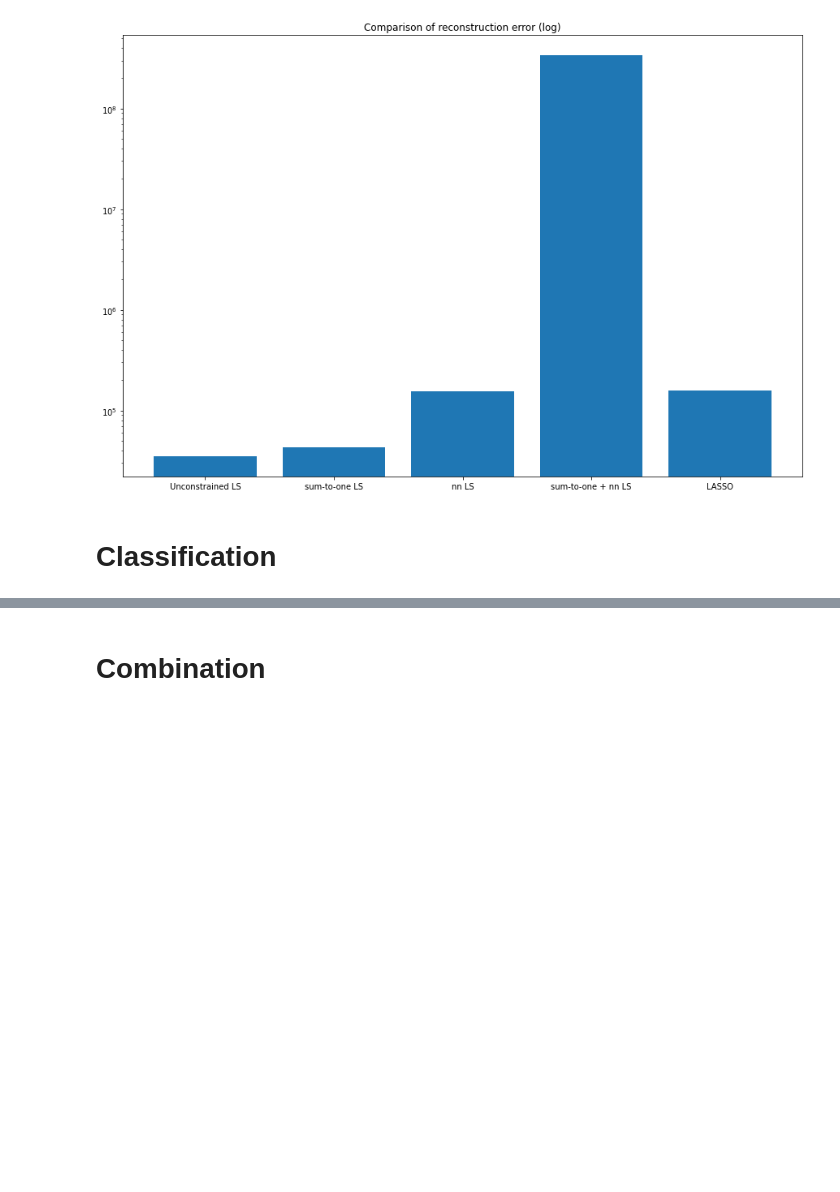
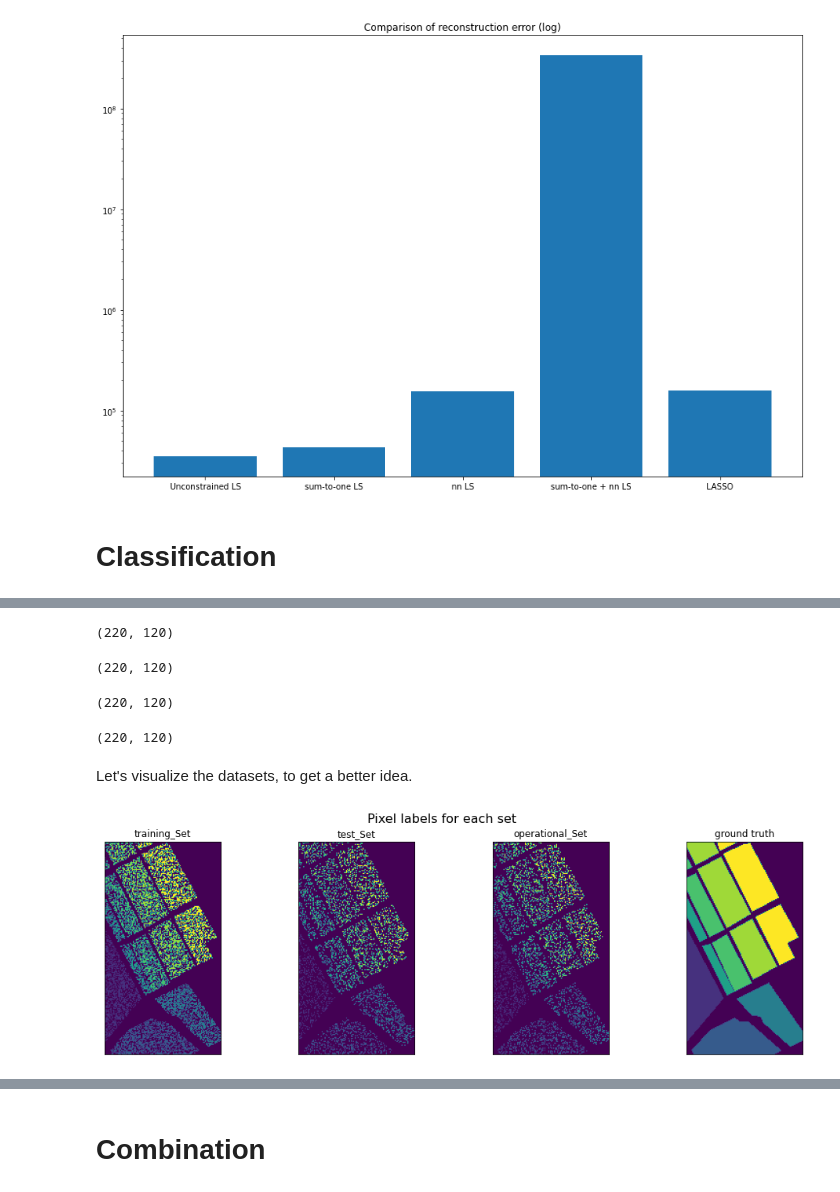
Before and after one commit to ilias-ant/hyperspectral-images, a Jupyter notebook: draft.ipynb, the cells around one changed output, grey strips where cells are left out. Cells and saved outputs as stored; diff of their text form; code cells hidden in the pictures; blank space fills up the shorter version.

```diff
--- a/draft.ipynb
+++ b/draft.ipynb
@@ -682,0 +685,44 @@ plt.show()
+# %%
+training_set.shape
+# %% [output]
+(220, 120)
+# %%
+test_set.shape
+# %% [output]
+(220, 120)
+# %%
+operational_set.shape
+# %% [output]
+(220, 120)
+# %%
+labels.shape
+# %% [output]
+(220, 120)
+# %% [markdown]
+Let's visualize the datasets, to get a better idea.
+# %%
+fig, axs = plt.subplots(1, 4, figsize=(17, 5), sharey=True)
+
+fig.suptitle('Pixel labels for each set', fontsize=16)
+
+axs[0].imshow(training_set)
+axs[0].set_title('training_Set')
+axs[0].set_xticks([])
+
+axs[1].imshow(test_set)
+axs[1].set_title('test_Set')
+axs[1].set_xticks([])
+axs[1].set_yticks([])
+
+axs[2].imshow(operational_set)
+axs[2].set_title('operational_Set')
+axs[2].set_xticks([])
+axs[2].set_yticks([])
+
+axs[3].imshow(labels)
+axs[3].set_title('ground truth')
+axs[3].set_xticks([])
+axs[3].set_yticks([])
+plt.show()
+# %% [output]
+[figure, added]
```
Also changed, not shown: parts of 79 cells of this notebook, 4 other files.
